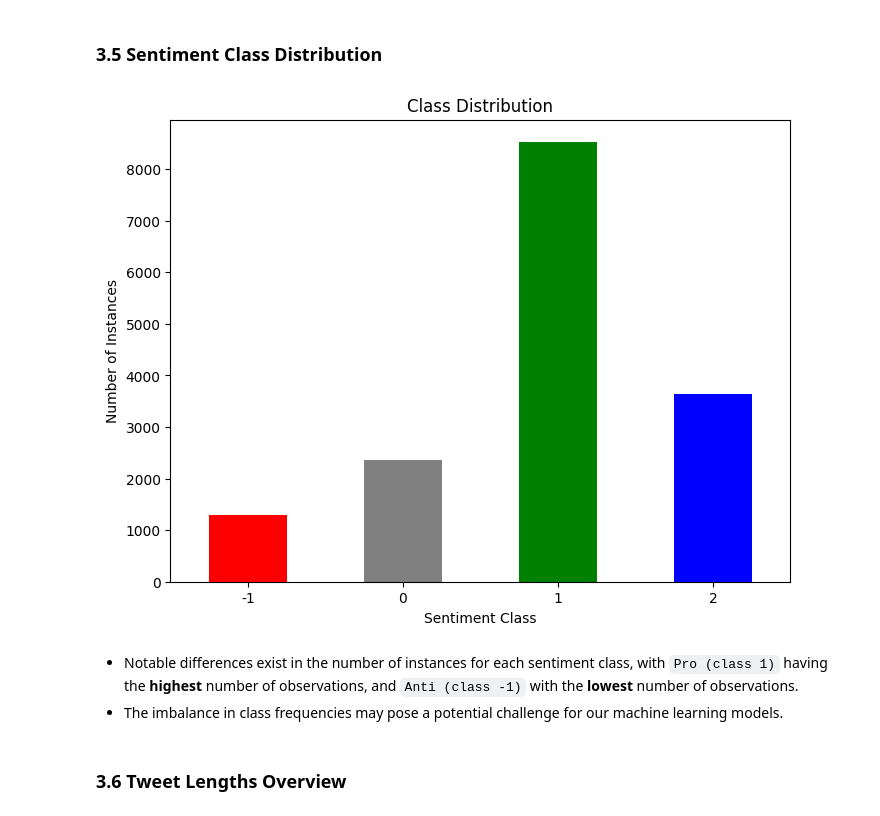
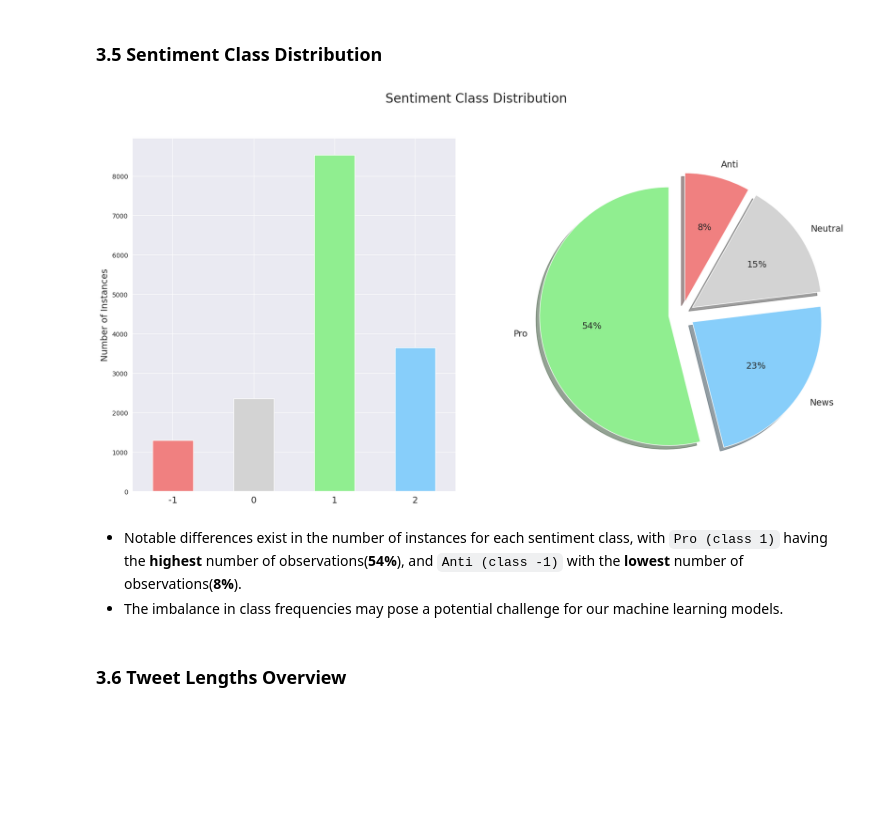
Before and after one commit to Sonkhe-Shongwe/Classification-Sprint-2307FTDS-Team-JL2, a Jupyter notebook: Classification_Sprint_2307FTDS_Team_JL2.ipynb, the cells around one changed output. Drawn from its saved outputs; the diff is of its cells as text; code cells hidden in the pictures; blank space fills up the shorter version.

```diff
--- a/Classification_Sprint_2307FTDS_Team_JL2.ipynb
+++ b/Classification_Sprint_2307FTDS_Team_JL2.ipynb
@@ -173,22 +186,46 @@ dtype: int64
 - Both `train data` & `test data` have **ZERO** null values.
 # %% [markdown]
 ### 3.5 Sentiment Class Distribution
-# %%
-# Define the color scheme
-color_scheme = {'2': 'blue', '1': 'green', '0': 'grey', '-1': 'red'}
-
-# Plot the class distribution
-plt.figure(figsize=(8, 6))
-df_train['sentiment'].value_counts().sort_index().plot(kind='bar', color=[color_scheme[str(i)] for i in range(-1, 3)])
-plt.title('Class Distribution')
-plt.xlabel('Sentiment Class')
-plt.ylabel('Number of Instances')
-plt.xticks(rotation=0)
-plt.show()
-# %% [output]
-[figure, removed]
+# %%
+import matplotlib.pyplot as plt
+import seaborn as sns
+
+# Define the color scheme with lighter shades
+color_scheme = {'2': 'lightskyblue', '1': 'lightgreen', '0': 'lightgrey', '-1': 'lightcoral'}
+
+# Set Seaborn style
+sns.set_style('darkgrid')
+
+fig, axes = plt.subplots(ncols=2,
+                         nrows=1,
+                         figsize=(20, 10),
+                         dpi=100)
+
+# Bar plot with color scheme using pandas
+bar_plot = df_train['sentiment'].value_counts().sort_index().plot(kind='bar', color=[color_scheme[str(i)] for i in range(-1, 3)], ax=axes[0])
+axes[0].set_ylabel('Number of Instances', fontsize=14)
+
+# Adjust x-axis tick label rotation and make them bold
+bar_plot.set_xticklabels(bar_plot.get_xticklabels(), rotation=0, fontsize=14)  # Adjust font size
+
+# Pie chart with color scheme
+labels_pie = ['Pro', 'News', 'Neutral', 'Anti']  # Corrected labels
+colors_pie = [color_scheme['1'], color_scheme['2'], color_scheme['0'], color_scheme['-1']]  # Corrected colors
+axes[1].pie(df_train['sentiment'].value_counts(),
+            labels=labels_pie,
+            autopct='%1.0f%%',
+            shadow=True,
+            startangle=90,
+            explode=(0.1, 0.1, 0.1, 0.1),
+            colors=colors_pie,
+            textprops={'fontsize': 14})  # Adjust font size
+
+fig.suptitle('Sentiment Class Distribution', fontsize=20)
+plt.show()
+# %% [output]
+[figure, added]
 # %% [markdown]
-- Notable differences exist in the number of instances for each sentiment class, with `Pro (class 1)` having the **highest** number of observations, and `Anti (class -1)` with the **lowest** number of observations.
+- Notable differences exist in the number of instances for each sentiment class, with `Pro (class 1)` having the **highest** number of observations(**54%**), and `Anti (class -1)` with the **lowest** number of observations(**8%**).
 - The imbalance in class frequencies may pose a potential challenge for our machine learning models.
 # %% [markdown]
 ### 3.6 Tweet Lengths Overview
```
Also changed, not shown: parts of 50 cells of this notebook, 1 other file.
